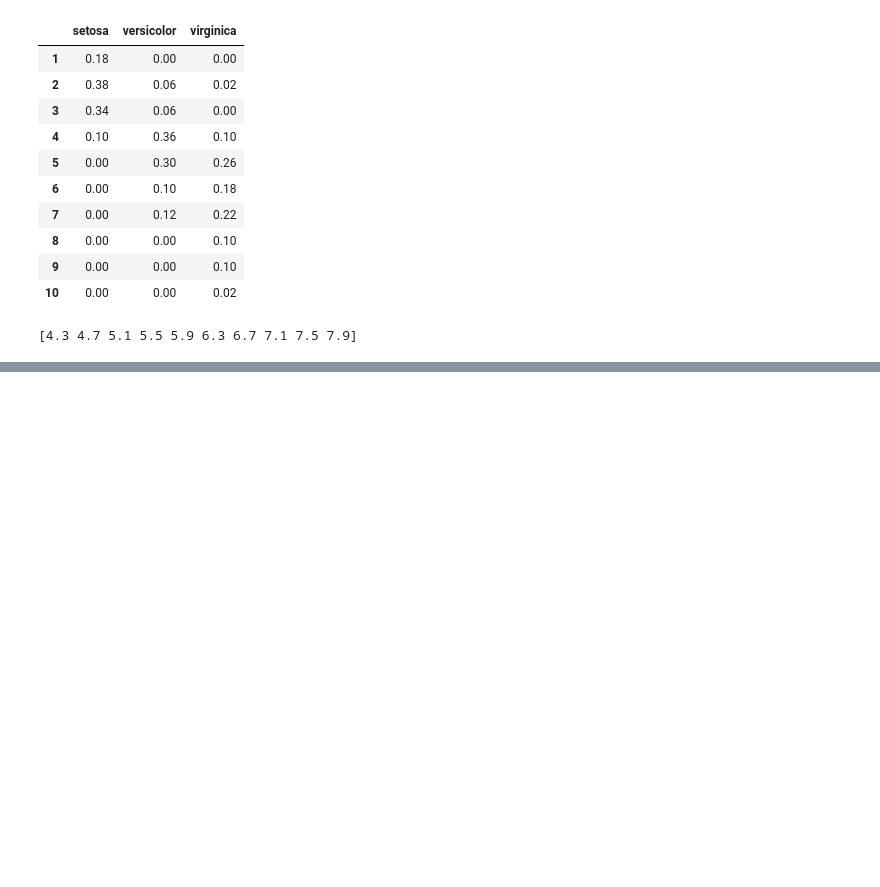
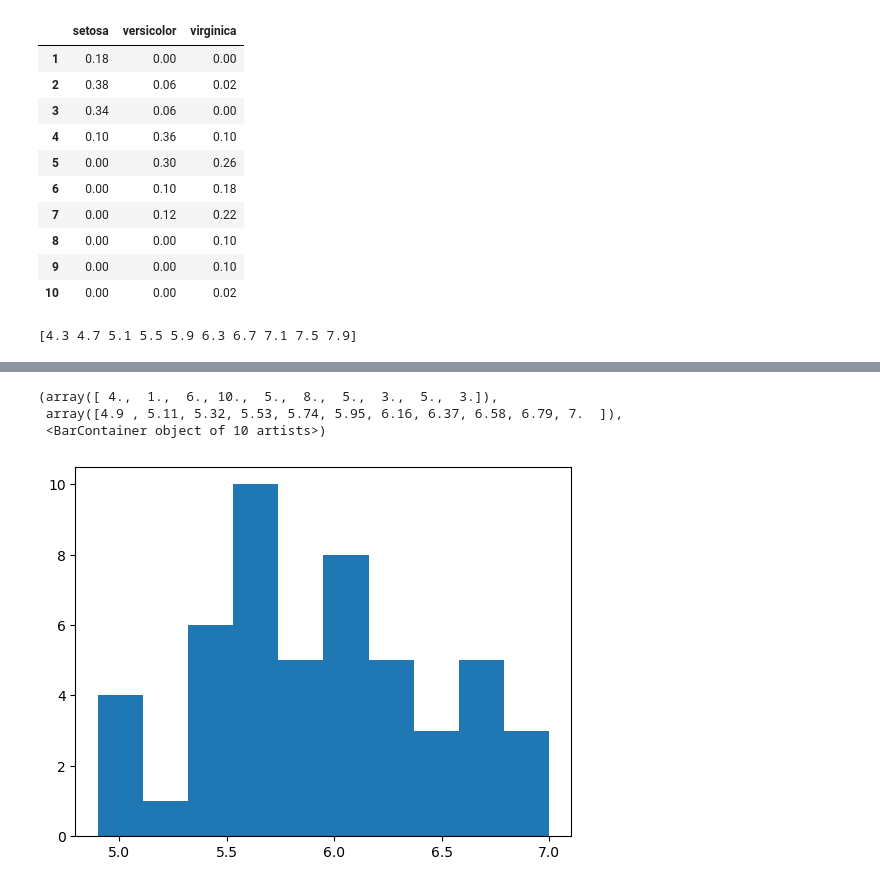
Before and after one commit to matiasmolinolo/iag-2023, a Jupyter notebook: notebooks_clase_1/IAG_2_t.ipynb, the cells around one changed output, grey strips where cells are left out. Cells and saved outputs as stored; diff of their text form; code cells hidden in the pictures; blank space fills up the shorter version.

```diff
--- a/notebooks_clase_1/IAG_2_t.ipynb
+++ b/notebooks_clase_1/IAG_2_t.ipynb
@@ -208,0 +221,9 @@ array([2, 3, 2, 2, 3, 3, 4, 3, 2, 1])
+# %%
+versicolor = iris.data[50:100]
+versicolor_sepal_length = versicolor[:, 0]
+plt.hist(versicolor_sepal_length)
+# %% [output]
+(array([ 4.,  1.,  6., 10.,  5.,  8.,  5.,  3.,  5.,  3.]),
+ array([4.9 , 5.11, 5.32, 5.53, 5.74, 5.95, 6.16, 6.37, 6.58, 6.79, 7.  ]),
+ <BarContainer object of 10 artists>)
+[figure, added]
```
Also changed, not shown: parts of 7 cells of this notebook, 1 other file.
